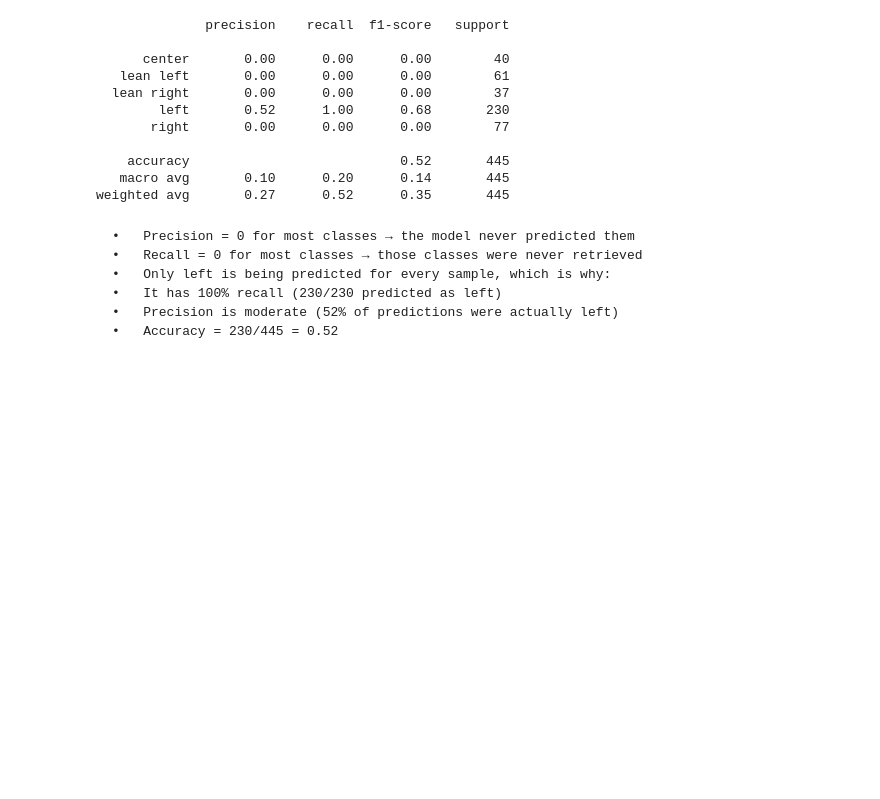
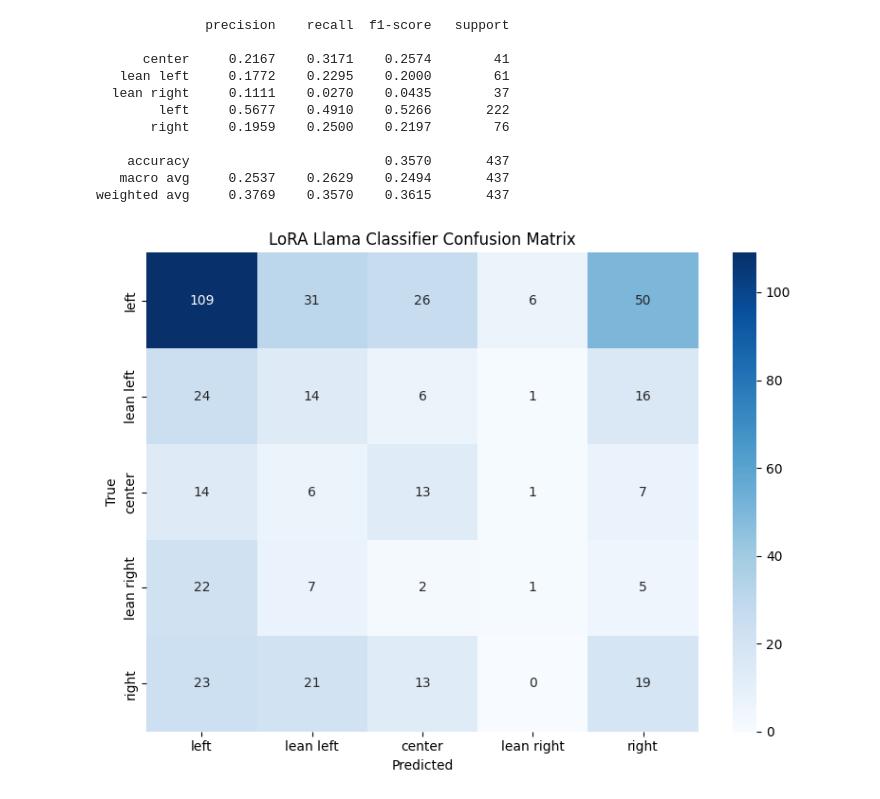
Before and after one commit to foongming/CS5242Project, a Jupyter notebook: llama_base.ipynb, the cells around one changed output. Saved outputs shown, nothing was run; the diff lists cells and outputs as text; code cells hidden in the pictures; blank space fills up the shorter version.

Commit message:
llama local models completed

```diff
--- a/llama_base.ipynb
+++ b/llama_base.ipynb
@@ -101,16 +164,17 @@ test_loader = DataLoader(test_dataset, batch_size=8)
 # %%
-# 6. Inference
-all_preds = []
-all_labels = []
+from sklearn.metrics import f1_score, accuracy_score, precision_score, recall_score
+model.eval()
+all_preds, all_labels, all_probs = [], [], []
+with torch.no_grad():
+    for batch in test_loader:
+        input_ids     = batch["input_ids"].to(device)
+        attention_mask= batch["attention_mask"].to(device)
+        labels        = batch["labels"].to(device)
 
-with torch.no_grad():
-    for input_ids, attention_mask, labels in test_loader:
-        input_ids = input_ids.to(device)
-        attention_mask = attention_mask.to(device)
-        labels = labels.to(device)
+        logits = model(input_ids, attention_mask=attention_mask)
+        preds  = torch.argmax(logits, dim=-1)
+        probs  = torch.softmax(logits, dim=-1)
 
-        logits = model(input_ids=input_ids, attention_mask=attention_mask)
-        preds = torch.argmax(logits, dim=1).cpu().numpy()
-
-        all_preds.extend(preds)
-        all_labels.extend(labels.cpu().numpy())
+        all_labels.extend(labels.cpu().numpy())    # flat list of true labels
+        all_preds.extend(preds.cpu().numpy())     # flat list of preds
+        all_probs.append(probs.cpu().numpy())     # list of (batch_size, n_classes)
@@ -117,22 +195,34 @@ with torch.no_grad():
 # %%
-# 7. Evaluation
-print(classification_report(all_labels, all_preds, target_names=label_encoder.classes_))
+from sklearn.metrics import classification_report
+print(classification_report(all_labels, all_preds, target_names=label_encoder.classes_, digits=4))
 # %% [output]
               precision    recall  f1-score   support
 
-      center       0.00      0.00      0.00        40
-   lean left       0.00      0.00      0.00        61
-  lean right       0.00      0.00      0.00        37
-        left       0.52      1.00      0.68       230
-       right       0.00      0.00      0.00        77
+      center     0.2167    0.3171    0.2574        41
+   lean left     0.1772    0.2295    0.2000        61
+  lean right     0.1111    0.0270    0.0435        37
+        left     0.5677    0.4910    0.5266       222
+       right     0.1959    0.2500    0.2197        76
 
-    accuracy                           0.52       445
-   macro avg       0.10      0.20      0.14       445
-weighted avg       0.27      0.52      0.35       445
+    accuracy                         0.3570       437
+   macro avg     0.2537    0.2629    0.2494       437
+weighted avg     0.3769    0.3570    0.3615       437
-# %% [markdown]
-	•	Precision = 0 for most classes → the model never predicted them
-	•	Recall = 0 for most classes → those classes were never retrieved
-	•	Only left is being predicted for every sample, which is why:
-	•	It has 100% recall (230/230 predicted as left)
-	•	Precision is moderate (52% of predictions were actually left)
-	•	Accuracy = 230/445 = 0.52
+# %%
+import matplotlib.pyplot as plt
+import seaborn as sns
+#labels = label_encoder.classes_
+label_order = ['left', 'lean left', 'center', 'lean right', 'right']
+label_indices = [np.where(label_encoder.classes_ == label)[0][0] for label in label_order]
+
+cm = confusion_matrix(all_labels, all_preds, labels=label_indices)
+
+plt.figure(figsize=(8, 6))
+sns.heatmap(cm, annot=True, fmt='d', cmap='Blues',
+            xticklabels=label_order, yticklabels=label_order)
+plt.xlabel('Predicted')
+plt.ylabel('True')
+plt.title('LoRA Llama Classifier Confusion Matrix')
+plt.tight_layout()
+plt.show()
+# %% [output]
+[figure, added]
```
Also changed, not shown: parts of 16 cells of this notebook, 1 other file.
